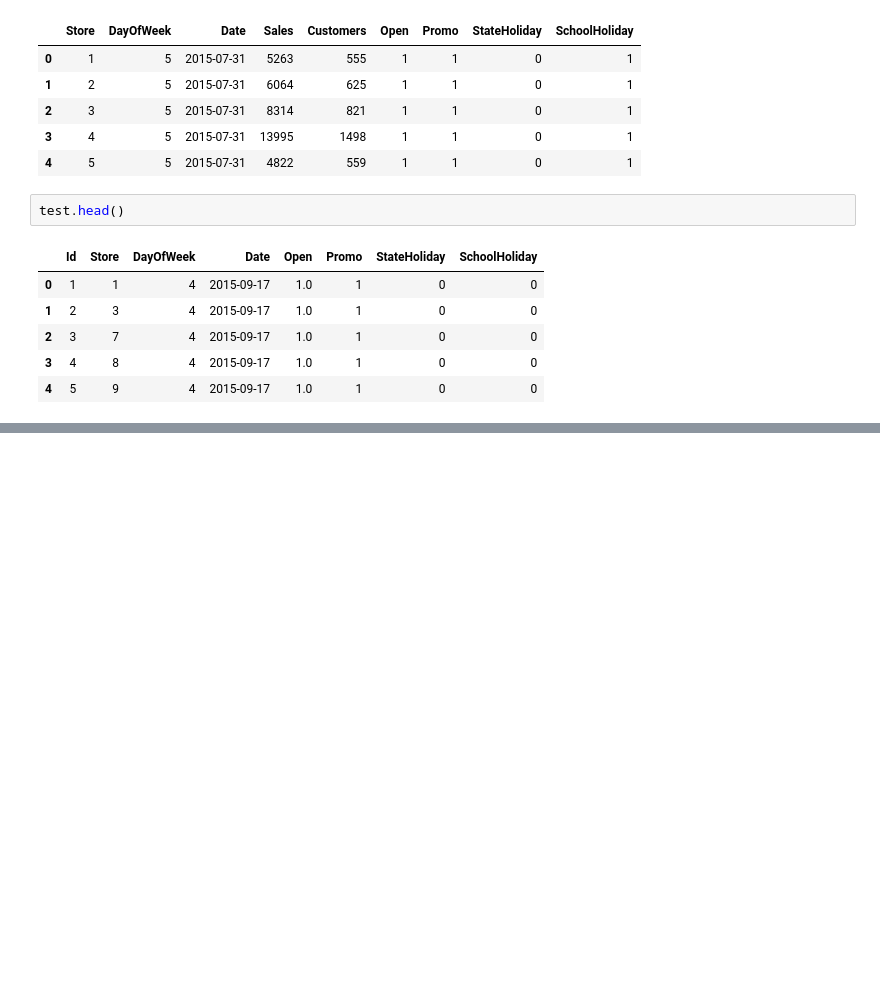
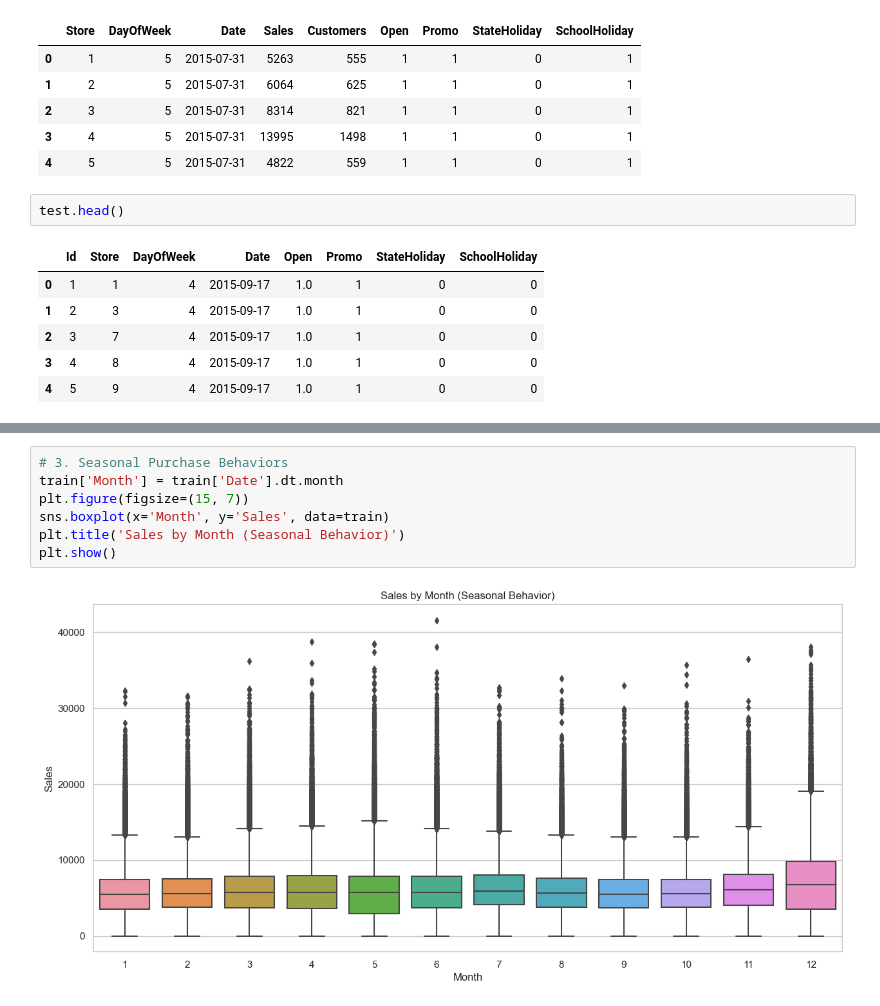
Before and after one commit to kebaHailu/Rossmann_Pharmaceuticals_ML, a Jupyter notebook: src/notebooks/Exploration of customer purchasing behavior.ipynb, the cells around one changed output, grey strips where cells are left out. Cells and saved outputs as stored; diff of their text form; blank space fills up the shorter version.

```diff
--- a/src/notebooks/Exploration of customer purchasing behavior.ipynb
+++ b/src/notebooks/Exploration of customer purchasing behavior.ipynb
@@ -121,0 +116,9 @@ Missing values in training data:
+# %%
+# 3. Seasonal Purchase Behaviors
+train['Month'] = train['Date'].dt.month
+plt.figure(figsize=(15, 7))
+sns.boxplot(x='Month', y='Sales', data=train)
+plt.title('Sales by Month (Seasonal Behavior)')
+plt.show()
+# %% [output]
+[figure, added]
```
Also changed, not shown: parts of 9 cells of this notebook.
